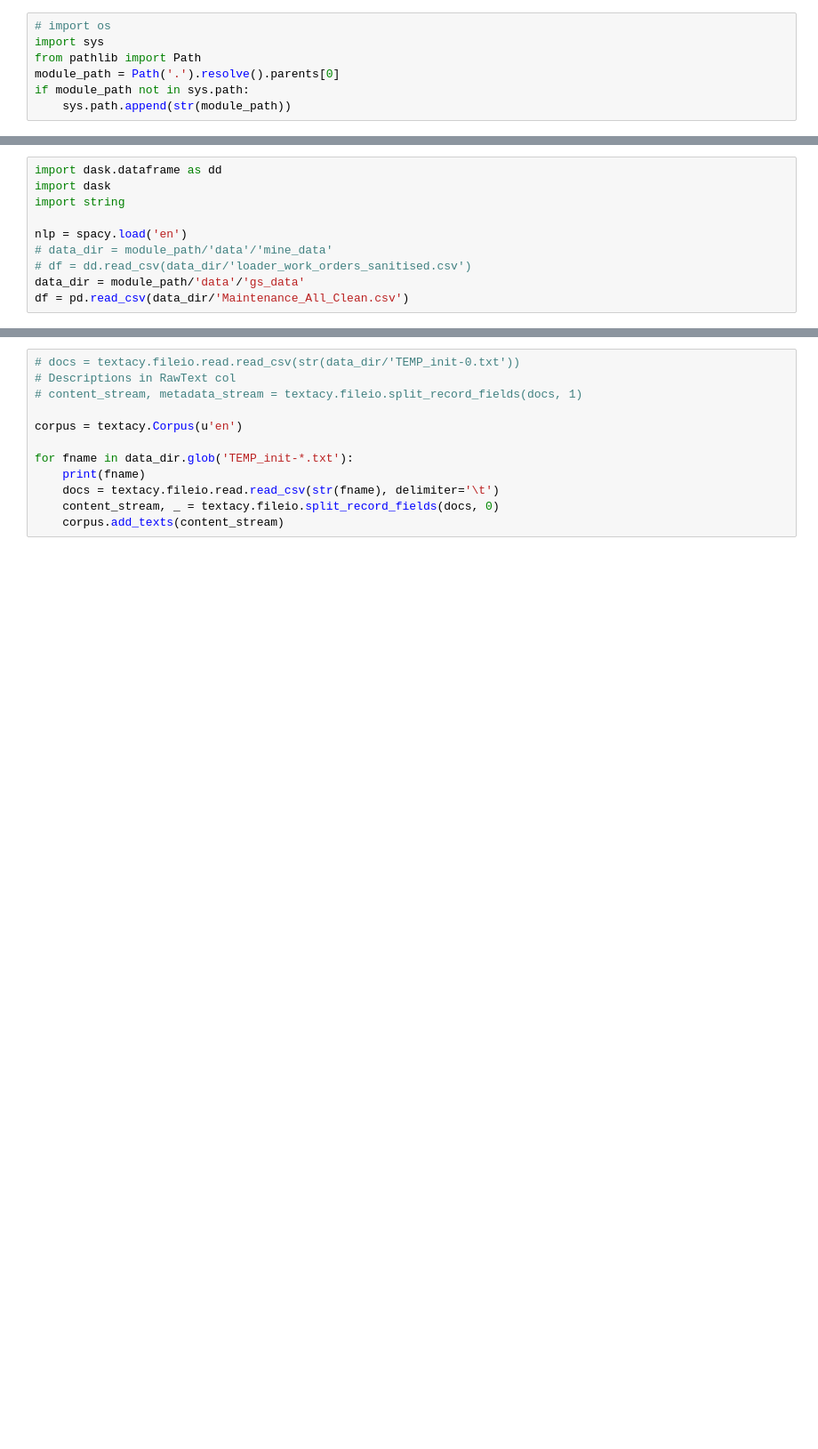
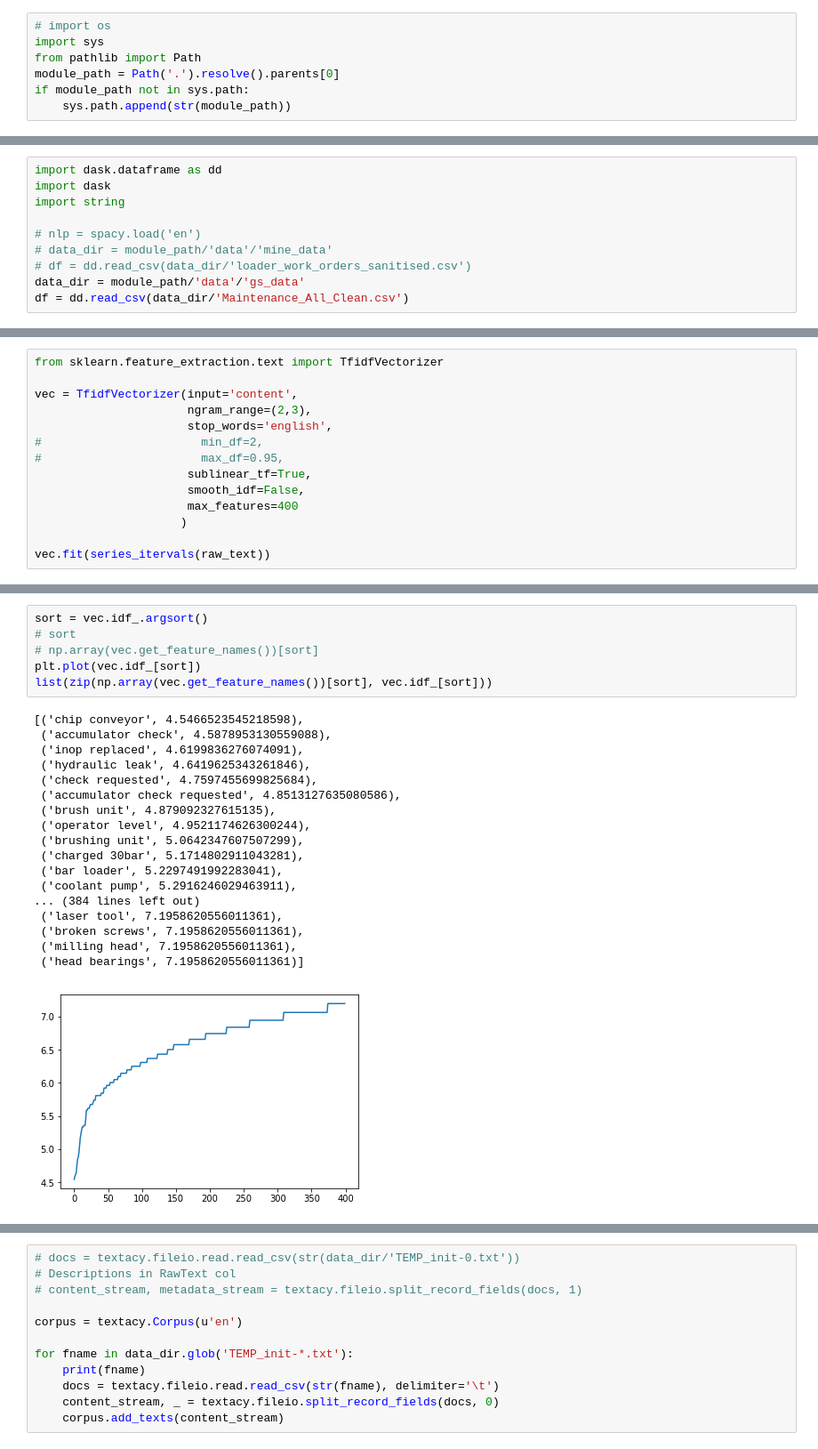
Before and after one commit to usnistgov/nestor-tmp2, a Jupyter notebook: docs/fileio.ipynb, the cells around one changed output, grey strips where cells are left out. Shown at 89% size. Cells and saved outputs as stored; diff of their text form; blank space fills up the shorter version.

Commit message:
sklearn vectorizer testing 1

```diff
--- a/docs/fileio.ipynb
+++ b/docs/fileio.ipynb
@@ -38,8 +38,8 @@ import dask.dataframe as dd
 import dask
 import string
 
-nlp = spacy.load('en')
+# nlp = spacy.load('en')
 # data_dir = module_path/'data'/'mine_data'
 # df = dd.read_csv(data_dir/'loader_work_orders_sanitised.csv')
 data_dir = module_path/'data'/'gs_data'
-df = pd.read_csv(data_dir/'Maintenance_All_Clean.csv')
+df = dd.read_csv(data_dir/'Maintenance_All_Clean.csv')
@@ -91,3 +94,17 @@ for doc in tqdm(nlp.pipe(series_itervals(raw_text))):
 # with dask.set_options(get=dask.multiprocessing.get):
 #     rt = raw_text.compute()
 # rt
+# %%
+from sklearn.feature_extraction.text import TfidfVectorizer
+
+vec = TfidfVectorizer(input='content',
+                      ngram_range=(2,3),
+                      stop_words='english',
+#                       min_df=2,
+#                       max_df=0.95,
+                      sublinear_tf=True,
+                      smooth_idf=False,
+                      max_features=400
+                     )
+
+vec.fit(series_itervals(raw_text))
@@ -93,0 +123,25 @@ for doc in tqdm(nlp.pipe(series_itervals(raw_text))):
+# %%
+sort = vec.idf_.argsort()
+# sort
+# np.array(vec.get_feature_names())[sort]
+plt.plot(vec.idf_[sort])
+list(zip(np.array(vec.get_feature_names())[sort], vec.idf_[sort]))
+# %% [output]
+[('chip conveyor', 4.5466523545218598),
+ ('accumulator check', 4.5878953130559088),
+ ('inop replaced', 4.6199836276074091),
+ ('hydraulic leak', 4.6419625343261846),
+ ('check requested', 4.7597455699825684),
+ ('accumulator check requested', 4.8513127635080586),
+ ('brush unit', 4.879092327615135),
+ ('operator level', 4.9521174626300244),
+ ('brushing unit', 5.0642347607507299),
+ ('charged 30bar', 5.1714802911043281),
+ ('bar loader', 5.2297491992283041),
+ ('coolant pump', 5.2916246029463911),
+... (384 lines left out)
+ ('laser tool', 7.1958620556011361),
+ ('broken screws', 7.1958620556011361),
+ ('milling head', 7.1958620556011361),
+ ('head bearings', 7.1958620556011361)]
+[figure, added]
```
Also changed, not shown: parts of 8 cells of this notebook.
